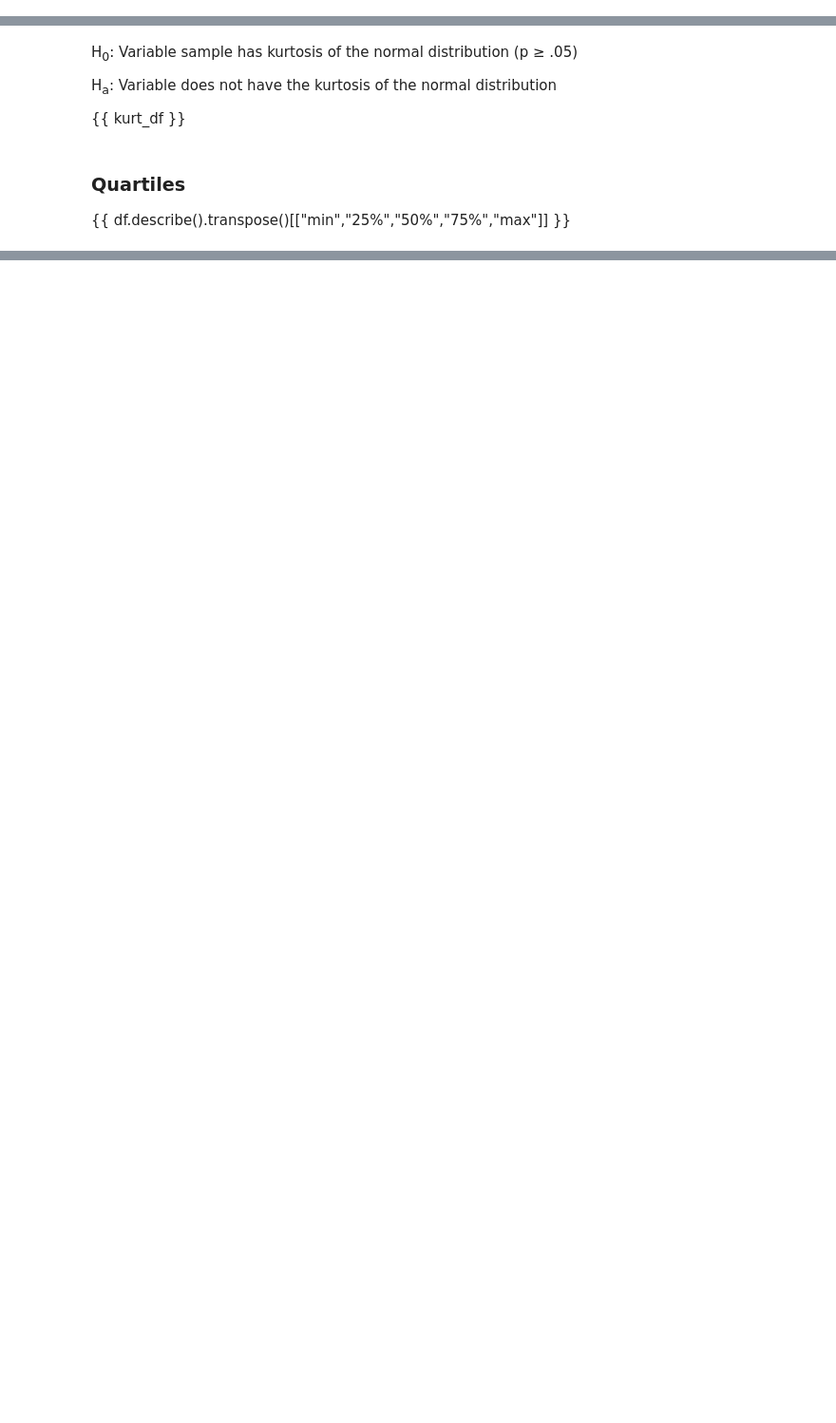
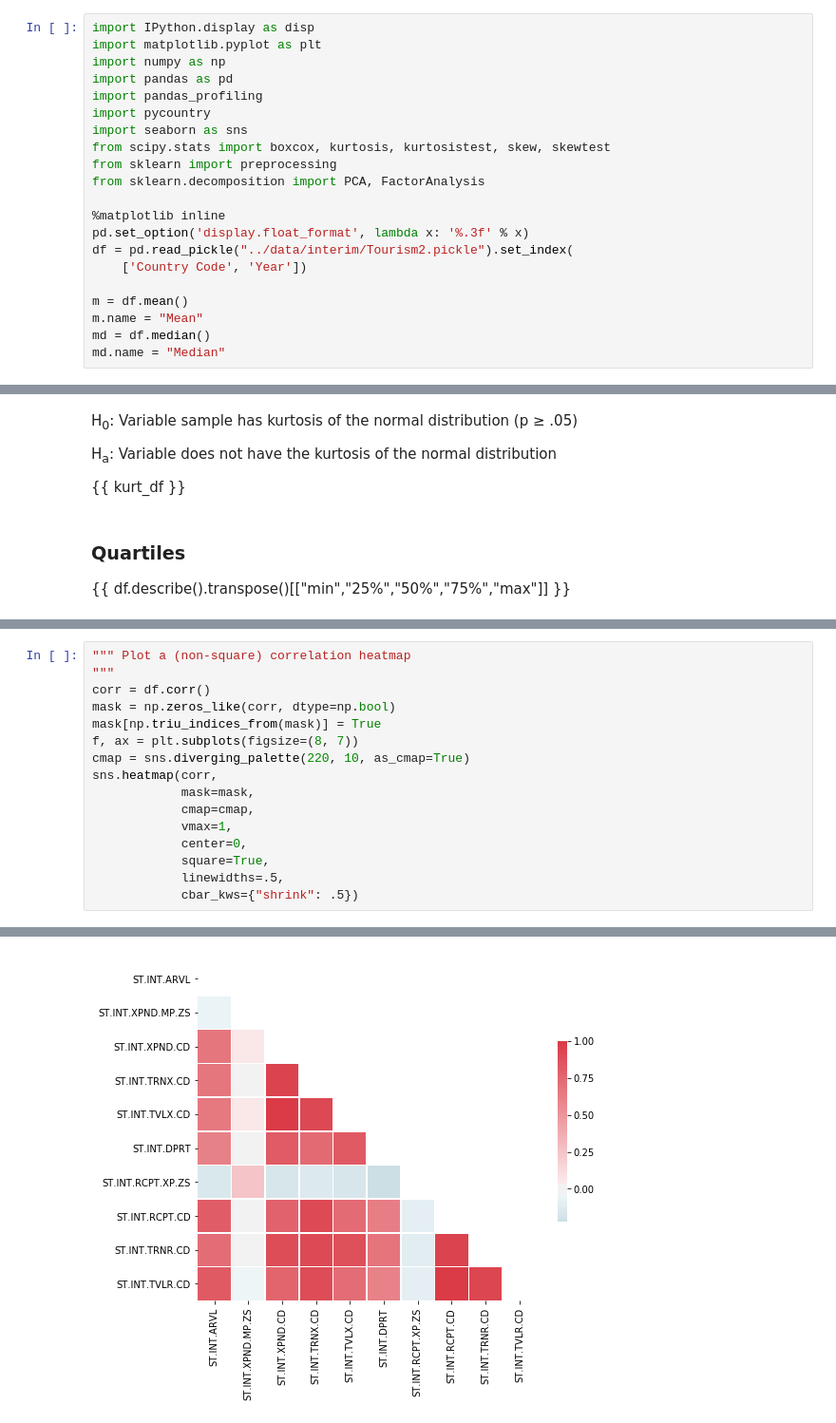
Before and after one commit to noahbjohnson/senior-project, a Jupyter notebook: notebooks/3.ipynb, the cells around one changed output, grey strips where cells are left out. Shown at 95% size. Cells and saved outputs as stored; diff of their text form; blank space fills up the shorter version.

Commit message:
Finished processing tourism data

```diff
--- a/notebooks/3.ipynb
+++ b/notebooks/3.ipynb
@@ -11,3 +3,24 @@ df = pd.read_pickle("../data/Tourism.pickle").set_index(['Country Code','Year'])
+# %%
+import IPython.display as disp
+import matplotlib.pyplot as plt
+import numpy as np
+import pandas as pd
+import pandas_profiling
+import pycountry
+import seaborn as sns
+from scipy.stats import boxcox, kurtosis, kurtosistest, skew, skewtest
+from sklearn import preprocessing
+from sklearn.decomposition import PCA, FactorAnalysis
+
+%matplotlib inline
+pd.set_option('display.float_format', lambda x: '%.3f' % x)
+df = pd.read_pickle("../data/interim/Tourism2.pickle").set_index(
+    ['Country Code', 'Year'])
+
+m = df.mean()
+m.name = "Mean"
+md = df.median()
+md.name = "Median"
 # %% [markdown]
 ## Descriptive Statistics
 
@@ -105,0 +102,17 @@ plt.show()
+# %%
+""" Plot a (non-square) correlation heatmap
+"""
+corr = df.corr()
+mask = np.zeros_like(corr, dtype=np.bool)
+mask[np.triu_indices_from(mask)] = True
+f, ax = plt.subplots(figsize=(8, 7))
+cmap = sns.diverging_palette(220, 10, as_cmap=True)
+sns.heatmap(corr,
+            mask=mask,
+            cmap=cmap,
+            vmax=1,
+            center=0,
+            square=True,
+            linewidths=.5,
+            cbar_kws={"shrink": .5})
+# %% [output]
@@ -105,0 +120 @@ plt.show()
+[figure, added]
```
Also changed, not shown: parts of 42 cells of this notebook.
